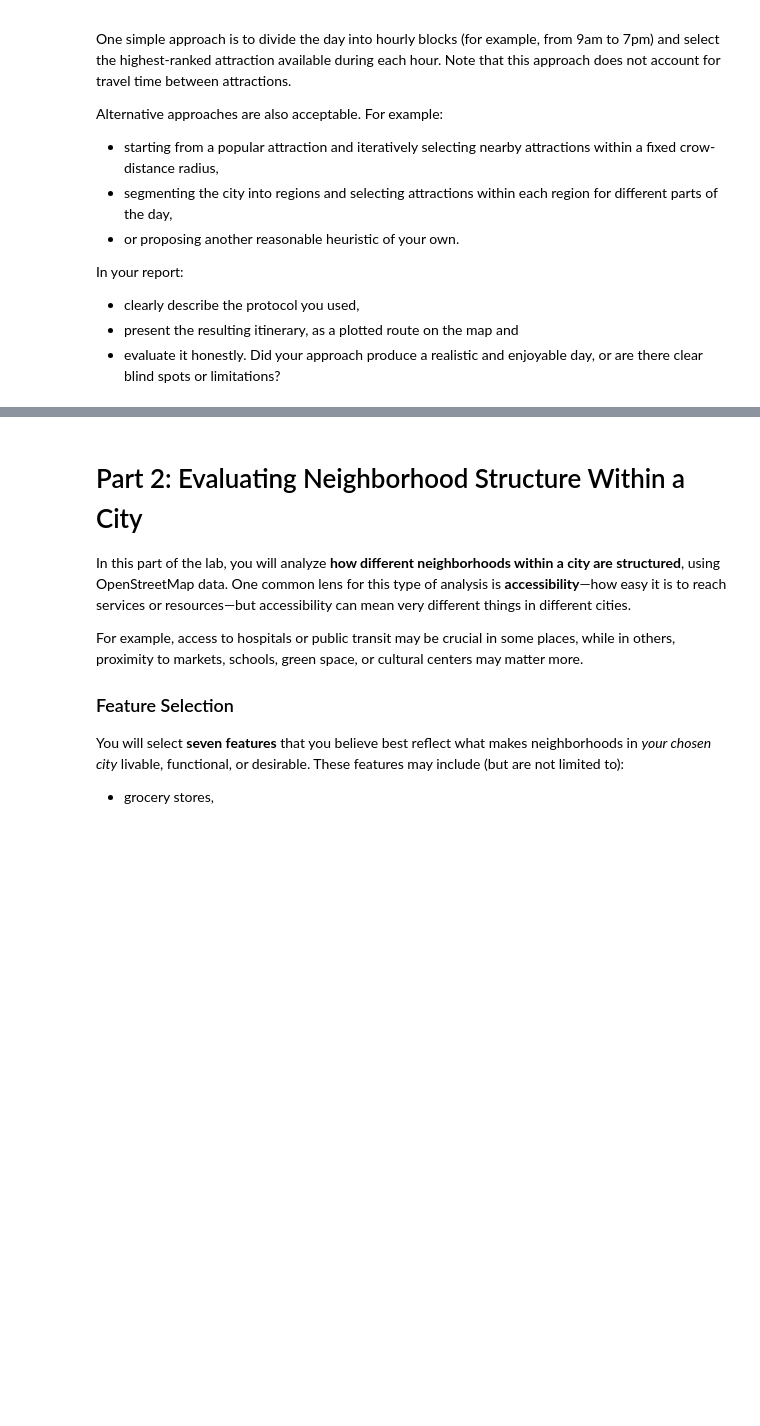
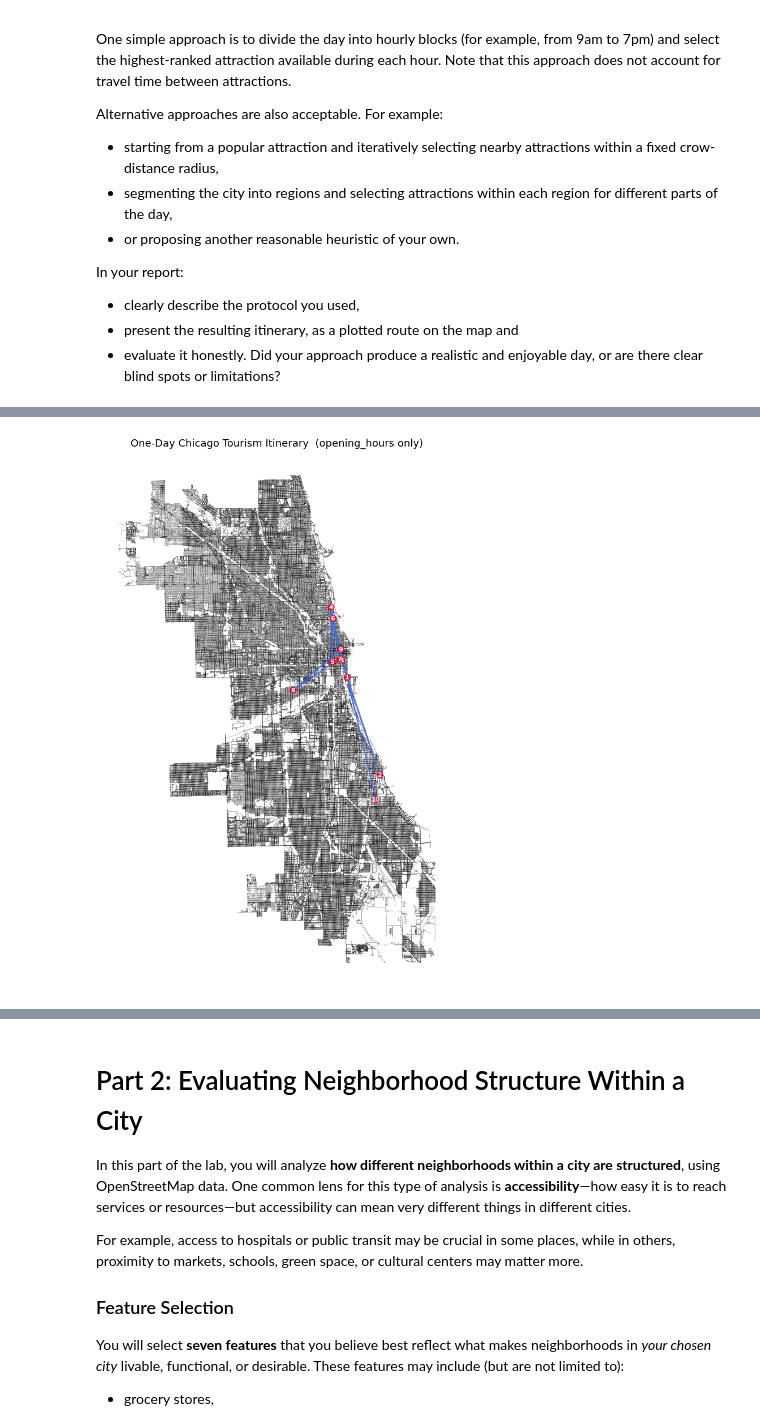
Before and after one commit to nitsujiang/CSE-519-Labs, a Jupyter notebook: lab2/lab2_release.ipynb, the cells around one changed output, grey strips where cells are left out. Cells and saved outputs as stored; diff of their text form; code cells hidden in the pictures; blank space fills up the shorter version.

```diff
--- a/lab2/lab2_release.ipynb
+++ b/lab2/lab2_release.ipynb
@@ -196,3 +278,96 @@ In your report:
 * clearly describe the protocol you used,
 * present the resulting itinerary, as a plotted route on the map and
 * evaluate it honestly. Did your approach produce a realistic and enjoyable day, or are there clear blind spots or limitations?
+# %%
+import re
+import pandas as pd
+import matplotlib.pyplot as plt
+
+# Parses opening hours
+def is_open_at(oh_str, hour):
+    for segment in oh_str.split(";"):
+        segment = segment.strip()
+        # Skip segments that explicitly say "off" (closed all day)
+        if segment.endswith("off"):
+            continue
+        # Extract HH:MM-HH:MM from the segment (after any day prefix like "Mo-Fr")
+        m = re.search(r'(\d{1,2}):(\d{2})-(\d{1,2}):(\d{2})', segment)
+        if m:
+            open_h, close_h = int(m.group(1)), int(m.group(3))
+            if open_h <= hour < close_h:
+                return True
+    return False
+
+# Only consider attractions that have OSM opening_hours data
+has_hours = wiki_filtered[
+    wiki_filtered["opening_hours"].apply(lambda x: isinstance(x, str) and len(x) > 0)
+].copy()
+
+# Greedy hourly selection (9am–7pm)
+itinerary = []
+used_idx  = set()
+
+for hour in range(9, 19):
+    for idx, row in has_hours.iterrows():
+        if idx in used_idx:
+            continue
+        if is_open_at(row["opening_hours"], hour):
+            itinerary.append((hour, row))
+            used_idx.add(idx)
+            break
+
+# Print itinerary table
+rows = []
+for hour, row in itinerary:
+    rows.append({
+        "Time": f"{hour:02d}:00",
+        "Attraction": row["name"] if isinstance(row["name"], str) else "Unknown",
+        "Opening Hours": row["opening_hours"],
+        "Page Views": f"{int(row['page_views']):,}",
+    })
+
+itinerary_df = pd.DataFrame(rows)
+print(f"\nOne-Day {label} Tourism Itinerary  ({len(itinerary)} stops)\n")
+display(itinerary_df)
+
+# Plot route on road map
+def centroid_xy(geom):
+    if geom is None:
+        return None
+    c = geom.centroid
+    return (c.x, c.y)
+
+coords = [centroid_xy(row.geometry) for _, row in itinerary]
+names  = [row["name"] if isinstance(row["name"], str) else "?" for _, row in itinerary]
+hrs    = [h for h, _ in itinerary]
+
+valid = [(c, n, h) for c, n, h in zip(coords, names, hrs) if c is not None]
+if valid:
+    coords_v, names_v, hrs_v = zip(*valid)
+    xs = [c[0] for c in coords_v]
+    ys = [c[1] for c in coords_v]
+
+    fig, ax = plt.subplots(figsize=(10, 10))
+    edges.plot(ax=ax, linewidth=0.1, color="black")
+
+    ax.plot(xs, ys, color="royalblue", linewidth=1.8, zorder=3, alpha=0.85)
+    ax.scatter(xs, ys, color="crimson", s=60, zorder=5)
+
+    # Label each dot with just a number
+    for i, (x, y) in enumerate(zip(xs, ys)):
+        ax.text(x, y, str(i+1), fontsize=8, fontweight="bold", color="white",
+                ha="center", va="center", zorder=7)
+
+    ax.set_title(f"One-Day {label} Tourism Itinerary  (opening_hours only)", fontsize=13)
+    ax.set_axis_off()
+    plt.tight_layout()
+    plt.show()
+
+    # Print legend table
+    print("\nItinerary Stop Legend:")
+    legend_data = []
+    for i, (h, row) in enumerate(itinerary):
+        legend_data.append({"Stop": i+1, "Time": f"{h:02d}:00", "Attraction": row["name"] if isinstance(row["name"], str) else "Unknown"})
+    legend_df = pd.DataFrame(legend_data)
+    display(legend_df)
+# %% [output]
@@ -198,0 +386 @@ In your report:
+[figure, added]
```
Also changed, not shown: parts of 11 cells of this notebook, 27 other files.
